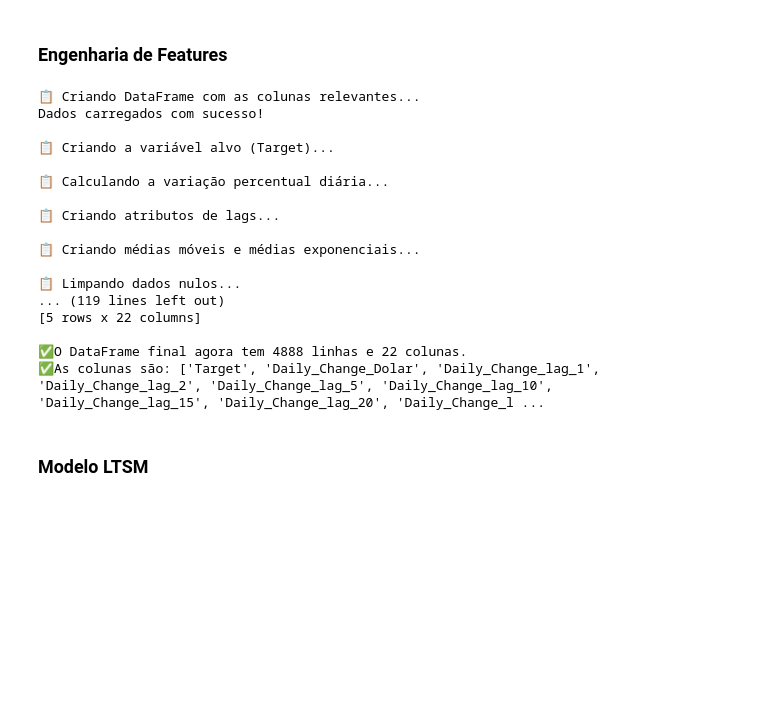
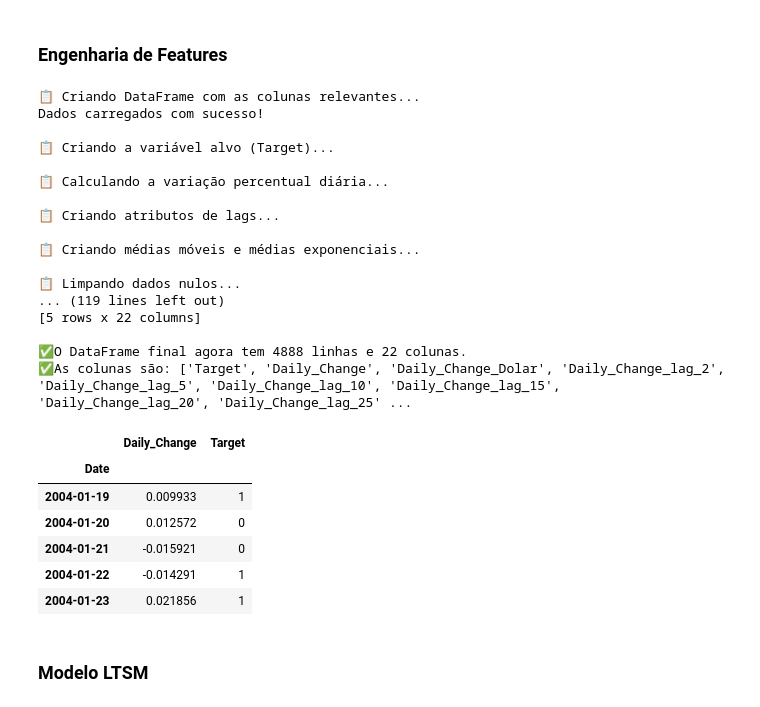
Before and after one commit to dtoqueiro/postech_ibovespa_trend_forecast, a Jupyter notebook: desafio_ibovespa.ipynb, the cells around one changed output. Saved outputs shown, nothing was run; the diff lists cells and outputs as text; code cells hidden in the pictures; blank space fills up the shorter version.

```diff
--- a/desafio_ibovespa.ipynb
+++ b/desafio_ibovespa.ipynb
@@ -196,7 +196,7 @@ df['Daily_Change_Dolar'] = df['Close_Dolar'].pct_change()
 # Criamos os atributos de "lag" (valores passados) baseados na variação percentual
 # O modelo vai prever a tendência do dia seguinte com base nas variações dos dias anteriores
 print("\n📋 Criando atributos de lags...")
-janela_lags = [1, 2, 5, 10, 15, 20, 25, 30] # Exemplo de janelas de tempo para os lags
+janela_lags = [2, 5, 10, 15, 20, 25, 30] # Exemplo de janelas de tempo para os lags
 for i in janela_lags:
     df[f'Daily_Change_lag_{i}'] = df['Daily_Change'].shift(i)
 
@@ -217,11 +217,11 @@ print("\n📋 Limpando dados nulos...")
 df.dropna(inplace=True)
 
 # Removendo as colunas auxiliares que não serão features
-# As colunas 'Close' 'Close_Dolar' e 'Daily_Change' foram usadas para criar as features,
+# As colunas 'Close' e 'Close_Dolar' foram usadas para criar as features,
 # mas o valor absoluto delas pode não ser útil se usarmos os lags e as médias.
 # é uma boa prática usar apenas as features derivadas para evitar vazamento de dados (data leakage) e multicolinearidade.
 print("\n📋 Removendo colunas auxiliares...")
-df.drop(['Close', 'Daily_Change', 'Close_Dolar'], axis=1, inplace=True)
+df.drop(['Close', 'Close_Dolar'], axis=1, inplace=True)
 
 print("\nDataFrame após a Engenharia de Atributos com variação percentual:")
 print(df.head())
@@ -247,7 +247,17 @@ Dados carregados com sucesso!
 [5 rows x 22 columns]
 
 ✅O DataFrame final agora tem 4888 linhas e 22 colunas.
-✅As colunas são: ['Target', 'Daily_Change_Dolar', 'Daily_Change_lag_1', 'Daily_Change_lag_2', 'Daily_Change_lag_5', 'Daily_Change_lag_10', 'Daily_Change_lag_15', 'Daily_Change_lag_20', 'Daily_Change_l ...
+✅As colunas são: ['Target', 'Daily_Change', 'Daily_Change_Dolar', 'Daily_Change_lag_2', 'Daily_Change_lag_5', 'Daily_Change_lag_10', 'Daily_Change_lag_15', 'Daily_Change_lag_20', 'Daily_Change_lag_25' ...
+# %%
+df[['Daily_Change','Target']].head()
+# %% [output]
+|  | Daily_Change | Target |
+| Date |  |  |
+| 2004-01-19 | 0.009933 | 1 |
+| 2004-01-20 | 0.012572 | 0 |
+| 2004-01-21 | -0.015921 | 0 |
+| 2004-01-22 | -0.014291 | 1 |
+| 2004-01-23 | 0.021856 | 1 |
 # %% [markdown]
 ### Modelo LTSM
 # %% [markdown]
```
Also changed, not shown: parts of 4 cells of this notebook, 1 other file.
